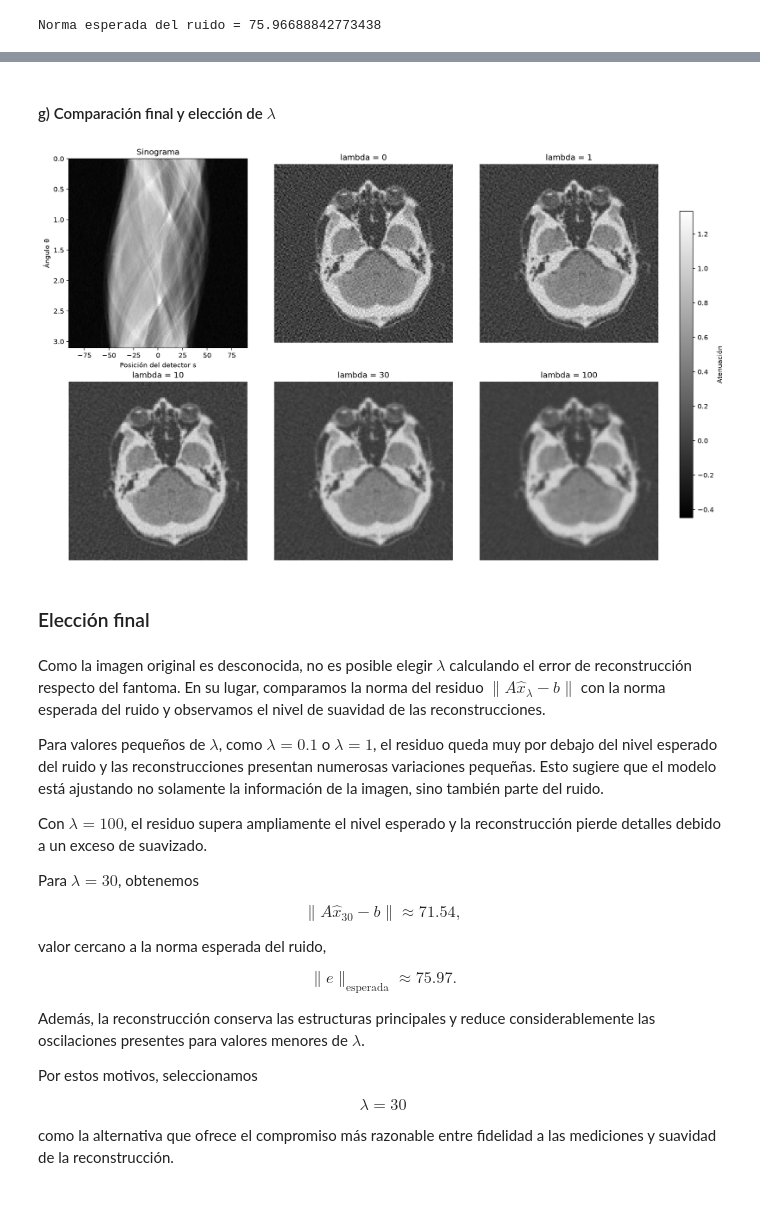
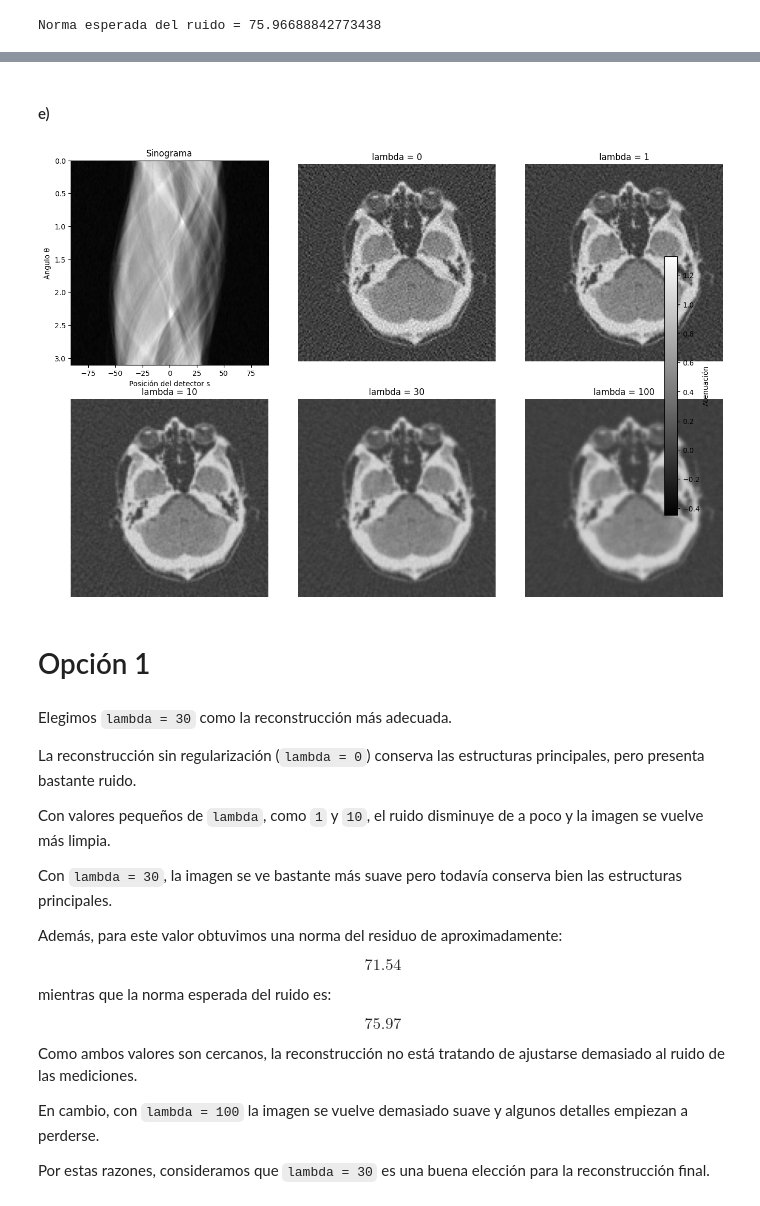
Before and after one commit to lourdesMV/metodos2, a Jupyter notebook: ejercicio_10.ipynb, the cells around one changed output, grey strips where cells are left out. Saved outputs shown, nothing was run; the diff lists cells and outputs as text; code cells hidden in the pictures.

Commit message:
Conservar mi version del ejercicio 10

```diff
--- a/ejercicio_10.ipynb
+++ b/ejercicio_10.ipynb
@@ -1,8 +1,32 @@
 # %%
 import numpy as np
 import matplotlib.pyplot as plt
+from scipy.sparse import csr_matrix
 
-from cargar_datos_tomografia import cargar_datos_tomografia
+
+def _cargar_csr(datos, prefijo):
+    return csr_matrix(
+        (
+            datos[f"{prefijo}_data"],
+            datos[f"{prefijo}_indices"],
+            datos[f"{prefijo}_indptr"],
+        ),
+        shape=tuple(datos[f"{prefijo}_shape"]),
+    )
+
+
+def cargar_datos_tomografia(ruta):
+    with np.load(ruta, allow_pickle=False) as datos:
+        return {
+            "A": _cargar_csr(datos, "A"),
+            "b": datos["b"].copy(),
+            "n": int(datos["n"]),
+            "angulos": datos["angulos"].copy(),
+            "posiciones_detector": datos["posiciones_detector"].copy(),
+            "ruido_relativo": float(datos["ruido_relativo"]),
+            "desviacion_ruido": float(datos["desviacion_ruido"]),
+            "norma_ruido_esperada": float(datos["norma_ruido_esperada"]),
+        }
 # %%
 datos = cargar_datos_tomografia("datos_tomografia_final_128.npz")
 
@@ -816,7 +836,7 @@ Por eso, `lambda = 30` parece una buena opción, porque su residuo queda muy cer
 
 En cambio, con `lambda = 100` la imagen se suaviza más, pero el residuo queda bastante por encima del ruido esperado, por lo que probablemente se estén perdiendo demasiados detalles.
 # %% [markdown]
-#### g) Comparación final y elección de $\lambda$
+#### e)
 # %%
 fig, axes = plt.subplots(2, 3, figsize=(15, 10))
 
@@ -846,66 +866,69 @@ imagenes = {
     "lambda = 100": reconstrucciones[100]
 }
 
 # Escala común para todas las reconstrucciones
 vmin = min(np.min(x) for x in imagenes.values())
 vmax = max(np.max(x) for x in imagenes.values())
 
 titulos = list(imagenes.keys())
 vectores = list(imagenes.values())
 
 for ax, titulo, x in zip(axes.flat[1:], titulos, vectores):
     im = ax.imshow(
         x.reshape(n, n),
         cmap="gray",
         vmin=vmin,
         vmax=vmax
     )
     ax.set_title(titulo)
     ax.axis("off")
 
+# Barra de color común, colocada afuera
+fig.colorbar(
+    im,
+    ax=axes[:, 1:].ravel().tolist(),
+    shrink=0.65,
+    pad=0.04,
+    label="Atenuación"
+)
+
 plt.subplots_adjust(
     left=0.06,
-    right=0.88,
+    right=0.90,
     top=0.93,
     bottom=0.08,
     wspace=0.15,
     hspace=0.15
 )
 
-# Barra de color común en un eje propio para evitar superposiciones
-cbar_ax = fig.add_axes([0.91, 0.18, 0.018, 0.64])
-fig.colorbar(im, cax=cbar_ax, label="Atenuación")
-
 plt.show()
 # %% [output]
-[figure, old version]
+[figure, new version]
 # %% [markdown]
-### Elección final
+# Opción 1
 # %% [markdown]
-Como la imagen original es desconocida, no es posible elegir $\lambda$ calculando el error de reconstrucción respecto del fantoma. En su lugar, comparamos la norma del residuo $\|A\hat{x}_\lambda-b\|$ con la norma esperada del ruido y observamos el nivel de suavidad de las reconstrucciones.
+Elegimos `lambda = 30` como la reconstrucción más adecuada.
 
-Para valores pequeños de $\lambda$, como $\lambda=0.1$ o $\lambda=1$, el residuo queda muy por debajo del nivel esperado del ruido y las reconstrucciones presentan numerosas variaciones pequeñas. Esto sugiere que el modelo está ajustando no solamente la información de la imagen, sino también parte del ruido.
+La reconstrucción sin regularización (`lambda = 0`) conserva las estructuras principales, pero presenta bastante ruido.
 
-Con $\lambda=100$, el residuo supera ampliamente el nivel esperado y la reconstrucción pierde detalles debido a un exceso de suavizado.
+Con valores pequeños de `lambda`, como `1` y `10`, el ruido disminuye de a poco y la imagen se vuelve más limpia.
 
-Para $\lambda=30$, obtenemos
+Con `lambda = 30`, la imagen se ve bastante más suave pero todavía conserva bien las estructuras principales.
+
+Además, para este valor obtuvimos una norma del residuo de aproximadamente:
 
 $$
-\|A\hat{x}_{30}-b\|\approx71.54,
+71.54
 $$
 
-valor cercano a la norma esperada del ruido,
+mientras que la norma esperada del ruido es:
 
 $$
-\|e\|_{\mathrm{esperada}}\approx75.97.
+75.97
 $$
 
-Además, la reconstrucción conserva las estructuras principales y reduce considerablemente las oscilaciones presentes para valores menores de $\lambda$.
+Como ambos valores son cercanos, la reconstrucción no está tratando de ajustarse demasiado al ruido de las mediciones.
 
-Por estos motivos, seleccionamos
+En cambio, con `lambda = 100` la imagen se vuelve demasiado suave y algunos detalles empiezan a perderse.
 
-$$
-\boxed{\lambda=30}
-$$
-
-como la alternativa que ofrece el compromiso más razonable entre fidelidad a las mediciones y suavidad de la reconstrucción.
+Por estas razones, consideramos que `lambda = 30` es una buena elección para la reconstrucción final.
```
Also changed, not shown: parts of 10 cells of this notebook.
